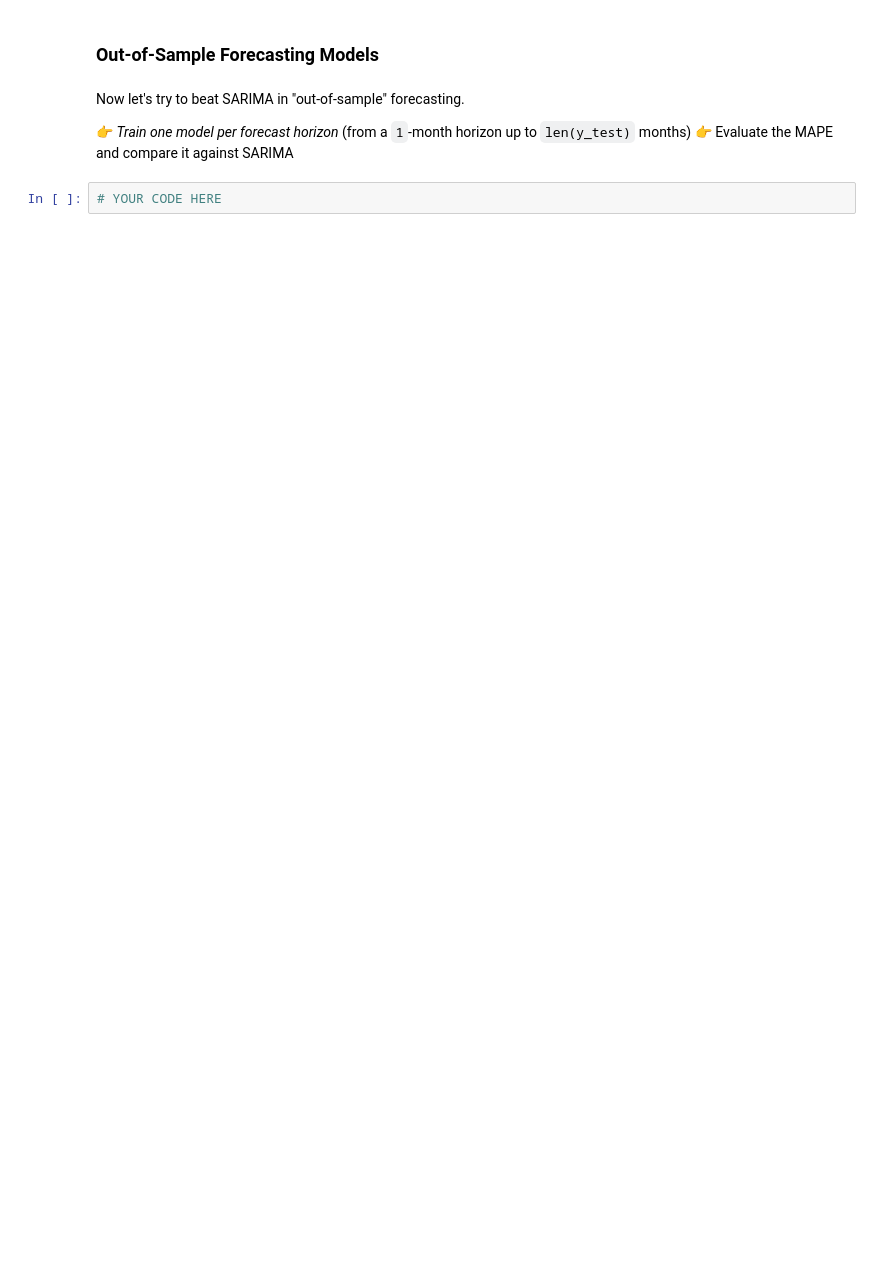
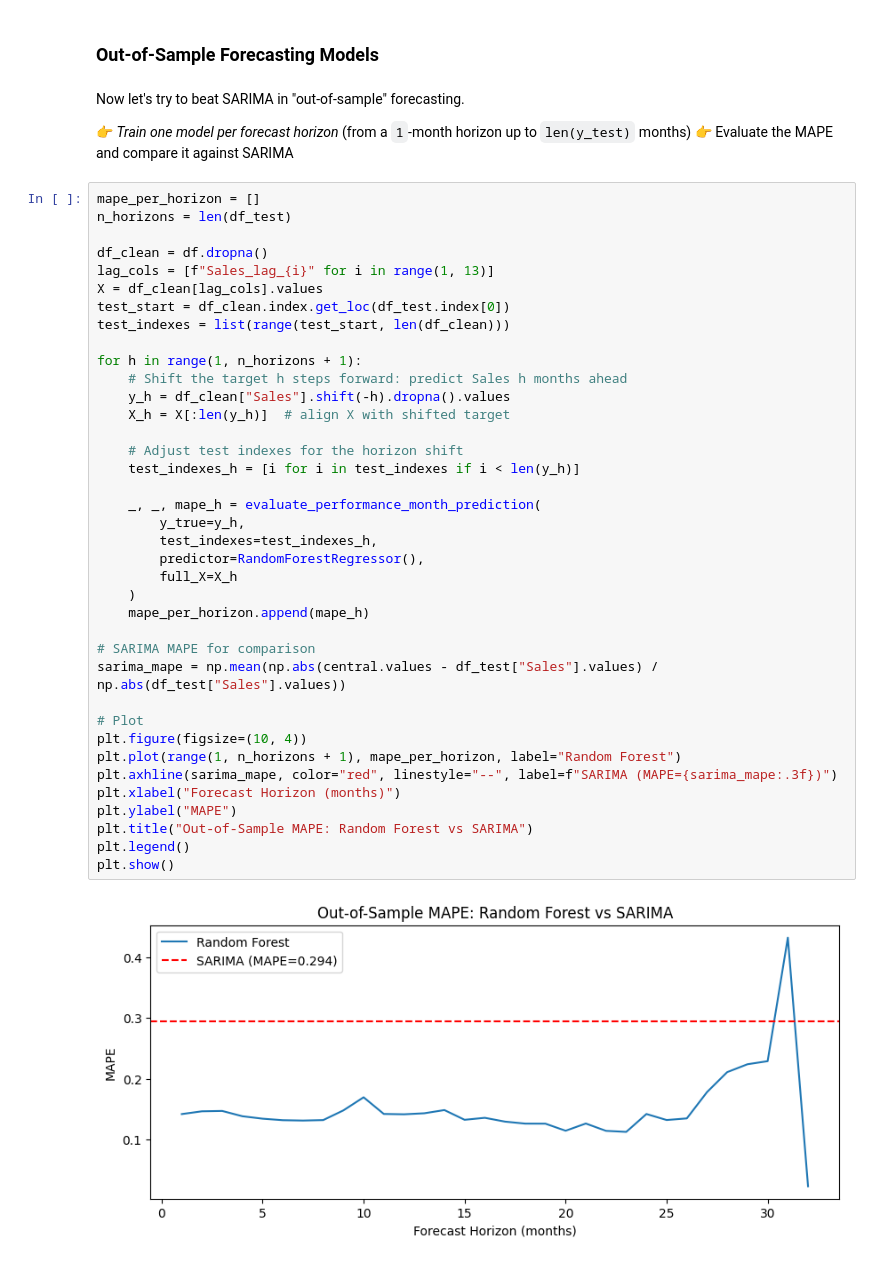
Before and after one commit to itsyeren/sarima, a Jupyter notebook: sarima.ipynb, the cells around one changed output. Cells and saved outputs as stored; diff of their text form; blank space fills up the shorter version.

```diff
--- a/sarima.ipynb
+++ b/sarima.ipynb
@@ -400,5 +457,43 @@ Now let's try to beat SARIMA in "out-of-sample" forecasting.
 
 👉 _Train one model per forecast horizon_ (from a `1`-month horizon up to `len(y_test)` months)
 👉 Evaluate the MAPE and compare it against SARIMA
-# %%
-# YOUR CODE HERE
+# %%
+mape_per_horizon = []
+n_horizons = len(df_test)
+
+df_clean = df.dropna()
+lag_cols = [f"Sales_lag_{i}" for i in range(1, 13)]
+X = df_clean[lag_cols].values
+test_start = df_clean.index.get_loc(df_test.index[0])
+test_indexes = list(range(test_start, len(df_clean)))
+
+for h in range(1, n_horizons + 1):
+    # Shift the target h steps forward: predict Sales h months ahead
+    y_h = df_clean["Sales"].shift(-h).dropna().values
+    X_h = X[:len(y_h)]  # align X with shifted target
+
+    # Adjust test indexes for the horizon shift
+    test_indexes_h = [i for i in test_indexes if i < len(y_h)]
+
+    _, _, mape_h = evaluate_performance_month_prediction(
+        y_true=y_h,
+        test_indexes=test_indexes_h,
+        predictor=RandomForestRegressor(),
+        full_X=X_h
+    )
+    mape_per_horizon.append(mape_h)
+
+# SARIMA MAPE for comparison
+sarima_mape = np.mean(np.abs(central.values - df_test["Sales"].values) / np.abs(df_test["Sales"].values))
+
+# Plot
+plt.figure(figsize=(10, 4))
+plt.plot(range(1, n_horizons + 1), mape_per_horizon, label="Random Forest")
+plt.axhline(sarima_mape, color="red", linestyle="--", label=f"SARIMA (MAPE={sarima_mape:.3f})")
+plt.xlabel("Forecast Horizon (months)")
+plt.ylabel("MAPE")
+plt.title("Out-of-Sample MAPE: Random Forest vs SARIMA")
+plt.legend()
+plt.show()
+# %% [output]
+[figure, added]
```
Also changed, not shown: parts of 12 cells of this notebook.
